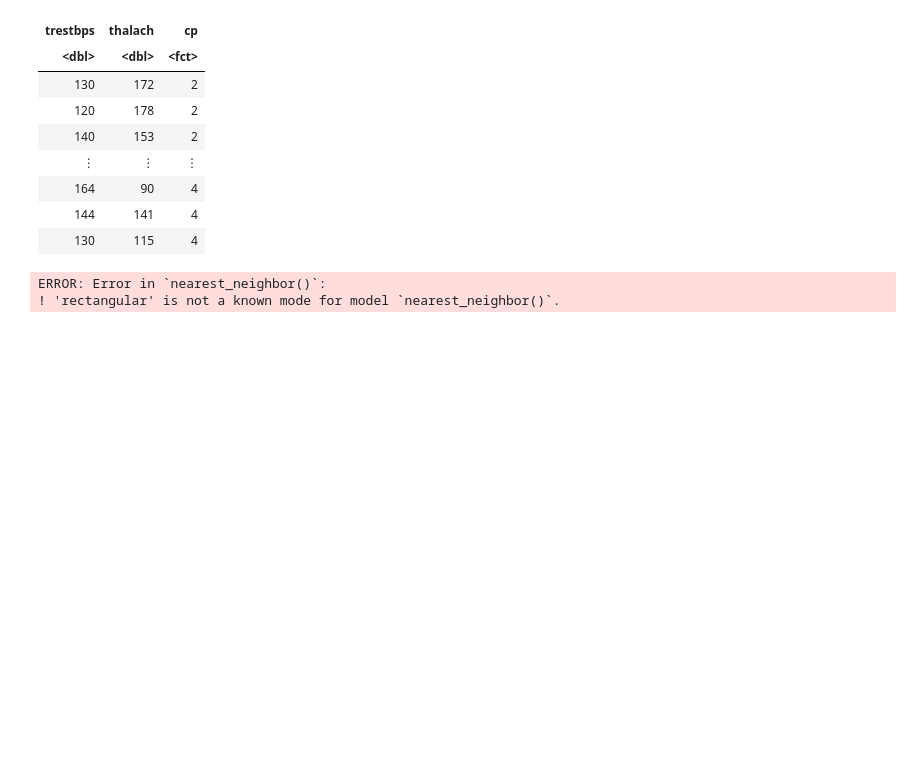
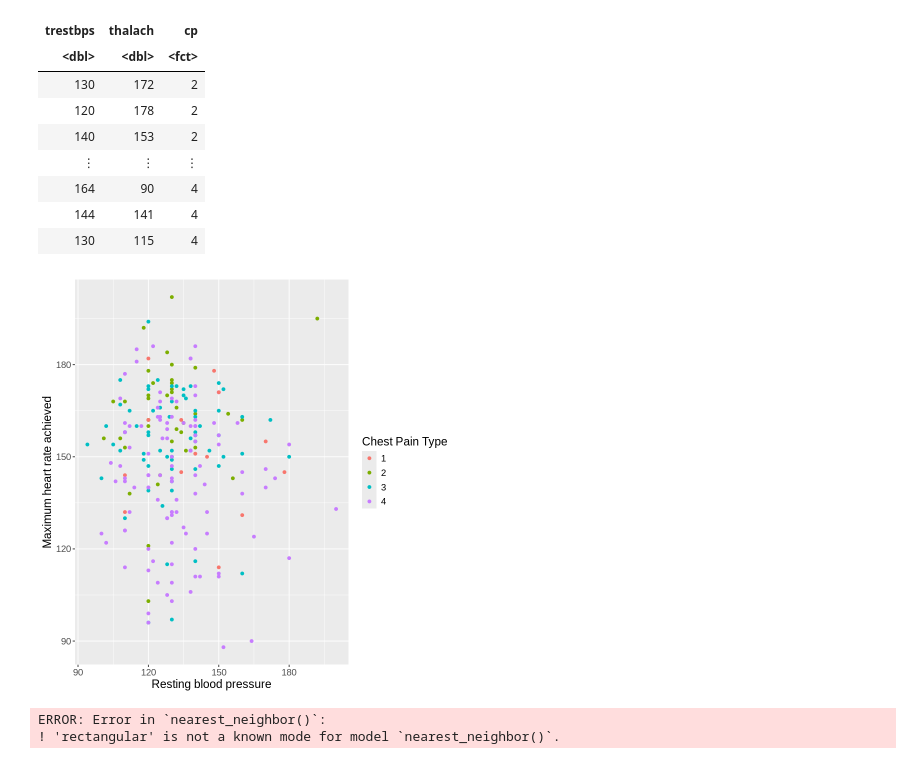
Before and after one commit to VivianFung2005/DSCI-100-s1-project-2024, a Jupyter notebook: project_proposal.ipynb, the cells around one changed output. Saved outputs shown, nothing was run; the diff lists cells and outputs as text; code cells hidden in the pictures; blank space fills up the shorter version.

Commit message:
created unscaled plot

```diff
--- a/project_proposal.ipynb
+++ b/project_proposal.ipynb
@@ -114,6 +114,20 @@ A data.frame: 226 × 3
 | 164 | 90 | 4 |
 | 144 | 141 | 4 |
 | 130 | 115 | 4 |
+# %%
+#The unscaled plot with training data here
+options(repr.plot.width=7, repr.plot.height=7)
+
+
+cleveland_train_plot <-cleveland_train |>
+ggplot(aes(x=trestbps, y=thalach))+
+geom_point(aes(colour=cp))+
+labs(x="Resting blood pressure",y="Maximum heart rate achieved", colour="Chest Pain Type")+
+theme(text=element_text(size=14))
+
+cleveland_train_plot
+# %% [output]
+[figure, added]
 # %%
 #scale the values
 
```
Also changed, not shown: parts of 2 cells of this notebook.
